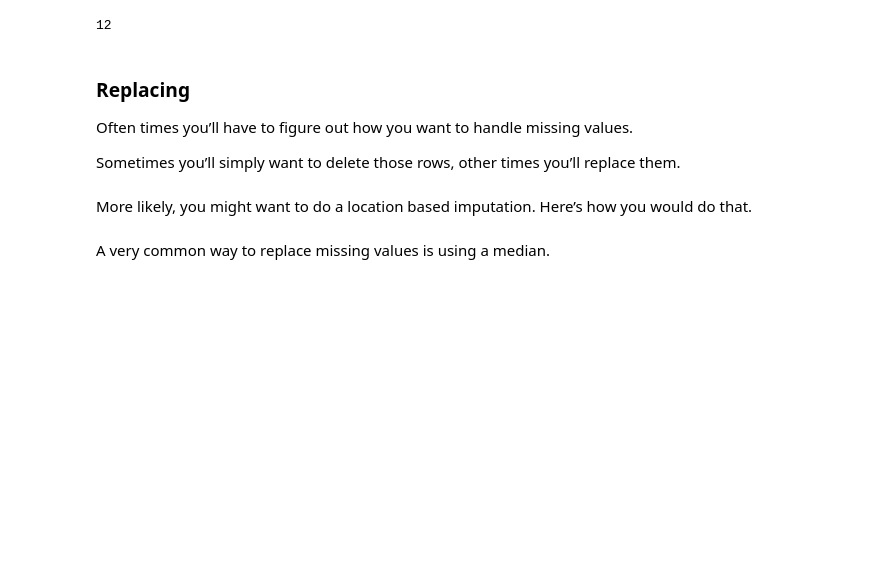
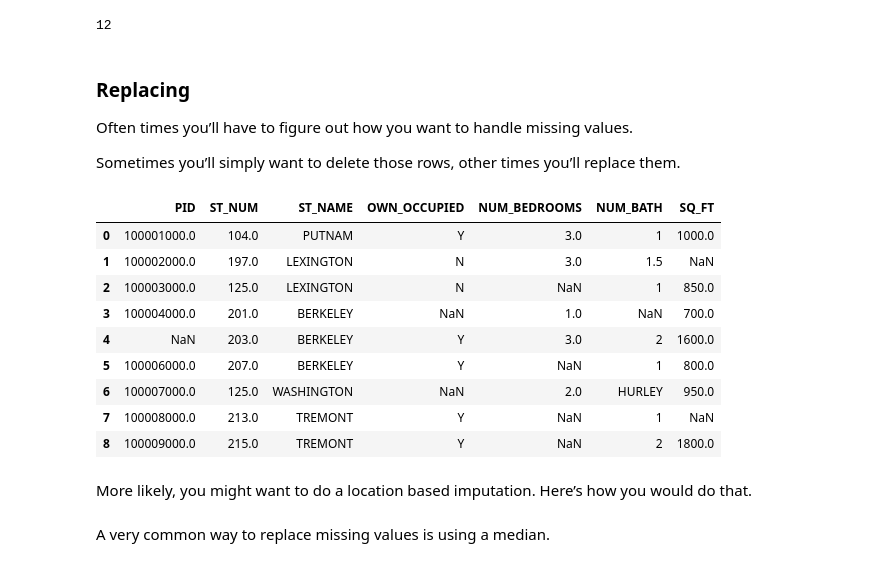
Before and after one commit to r-ap/TrainingMachineLearning, a Jupyter notebook: BFI_PYIM_6_1.ipynb, the cells around one changed output. Drawn from its saved outputs; the diff is of its cells as text; code cells hidden in the pictures; blank space fills up the shorter version.

```diff
--- a/BFI_PYIM_6_1.ipynb
+++ b/BFI_PYIM_6_1.ipynb
@@ -158,7 +158,7 @@ An easy way to detect these various formats is to put them in a list. Then when
 # %%
 missing_values = ["n/a", "na", "--"]
 # %%
-df = pd.read_csv("property_data.csv", na_values = missing_values)
+df = pd.read_csv("content\property_data.csv", na_values = missing_values)
 # %%
 df['NUM_BEDROOMS']
 # %% [output]
@@ -309,7 +309,20 @@ Sometimes you’ll simply want to delete those rows, other times you’ll replac
 # %%
 # Maybe you just want to fill in missing values with a single value.
 
 df['ST_NUM'].fillna(125, inplace=True)
+
+df
+# %% [output]
+|  | PID | ST_NUM | ST_NAME | OWN_OCCUPIED | NUM_BEDROOMS | NUM_BATH | SQ_FT |
+| 0 | 100001000.0 | 104.0 | PUTNAM | Y | 3.0 | 1 | 1000.0 |
+| 1 | 100002000.0 | 197.0 | LEXINGTON | N | 3.0 | 1.5 | NaN |
+| 2 | 100003000.0 | 125.0 | LEXINGTON | N | NaN | 1 | 850.0 |
+| 3 | 100004000.0 | 201.0 | BERKELEY | NaN | 1.0 | NaN | 700.0 |
+| 4 | NaN | 203.0 | BERKELEY | Y | 3.0 | 2 | 1600.0 |
+| 5 | 100006000.0 | 207.0 | BERKELEY | Y | NaN | 1 | 800.0 |
+| 6 | 100007000.0 | 125.0 | WASHINGTON | NaN | 2.0 | HURLEY | 950.0 |
+| 7 | 100008000.0 | 213.0 | TREMONT | Y | NaN | 1 | NaN |
+| 8 | 100009000.0 | 215.0 | TREMONT | Y | NaN | 2 | 1800.0 |
 # %% [markdown]
 More likely, you might want to do a location based imputation. Here’s how you would do that.
 # %%
```
Also changed, not shown: parts of 8 cells of this notebook, 2 other files.
